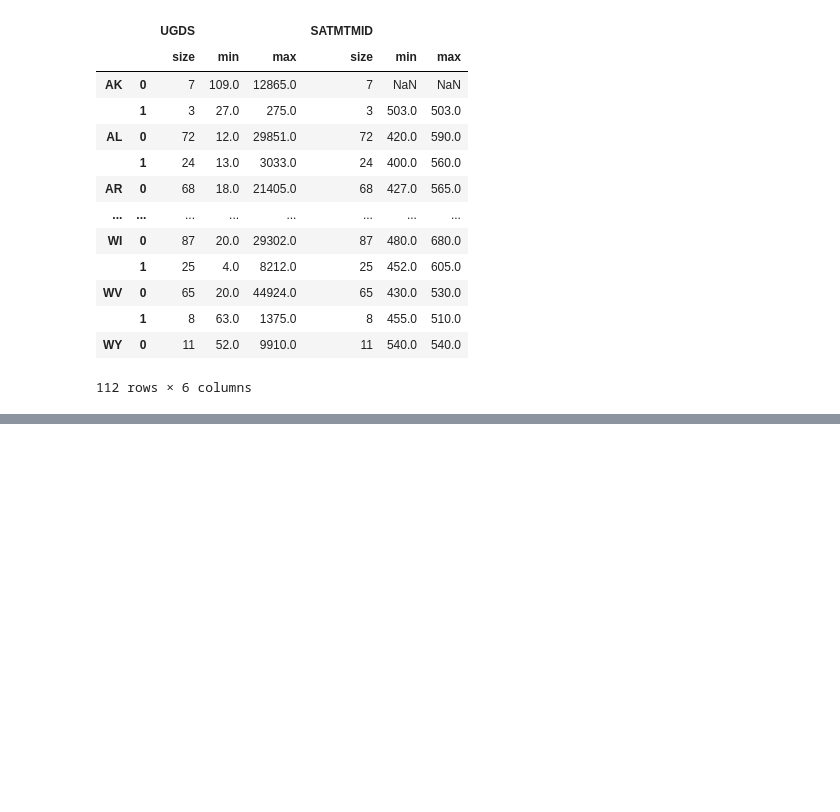
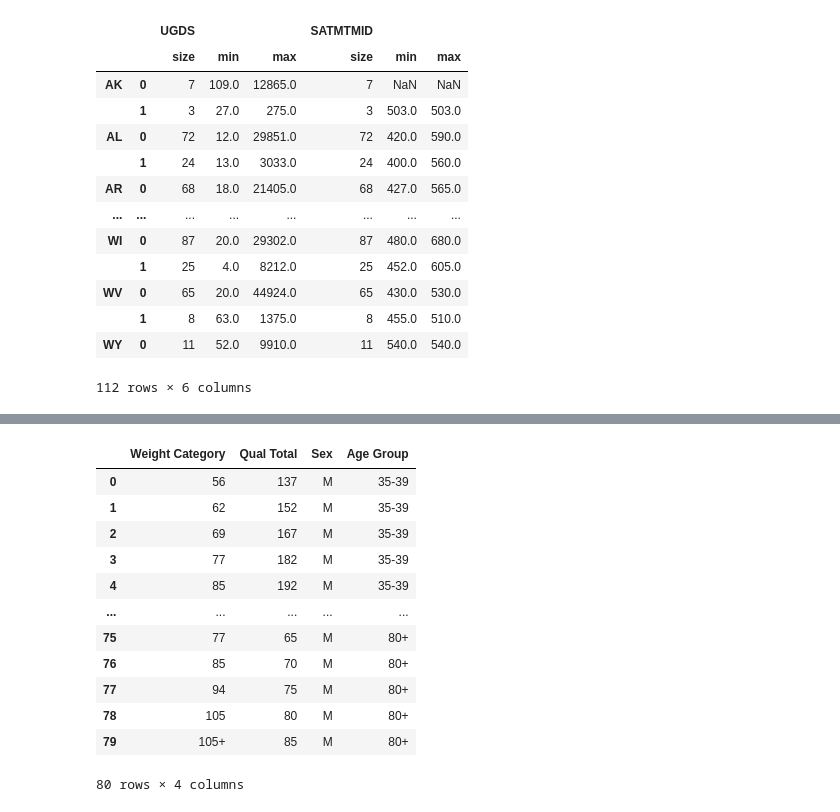
Before and after one commit to hyunjun33/Daily_coding, a Jupyter notebook: 2022-05-09/Restructuring_Data_into_a_Tidy_Form.ipynb, the cells around one changed output, grey strips where cells are left out. Saved outputs shown, nothing was run; the diff lists cells and outputs as text; code cells hidden in the pictures; blank space fills up the shorter version.

```diff
--- a/2022-05-09/Restructuring_Data_into_a_Tidy_Form.ipynb
+++ b/2022-05-09/Restructuring_Data_into_a_Tidy_Form.ipynb
@@ -952,0 +1081,26 @@ weightlifting
+# %%
+(weightlifting
+    .melt(id_vars="Weight Category",
+          var_name="sex_age",
+          value_name="Qual Total")
+    .assign(Sex=lambda df_: df_.sex_age.str[0],
+           **{"Age Group": (lambda df_: (df_
+                                        .sex_age
+                                        .str.extract(r'(\d{2}[-+](?:\d{2})?)',
+                                                     expand=False)))})
+    .drop(columns="sex_age")
+)
+# %% [output]
+|  | Weight Category | Qual Total | Sex | Age Group |
+| 0 | 56 | 137 | M | 35-39 |
+| 1 | 62 | 152 | M | 35-39 |
+| 2 | 69 | 167 | M | 35-39 |
+| 3 | 77 | 182 | M | 35-39 |
+| 4 | 85 | 192 | M | 35-39 |
+| ... | ... | ... | ... | ... |
+| 75 | 77 | 65 | M | 80+ |
+| 76 | 85 | 70 | M | 80+ |
+| 77 | 94 | 75 | M | 80+ |
+| 78 | 105 | 80 | M | 80+ |
+| 79 | 105+ | 85 | M | 80+ |
+80 rows × 4 columns
```
Also changed, not shown: parts of 12 cells of this notebook.
